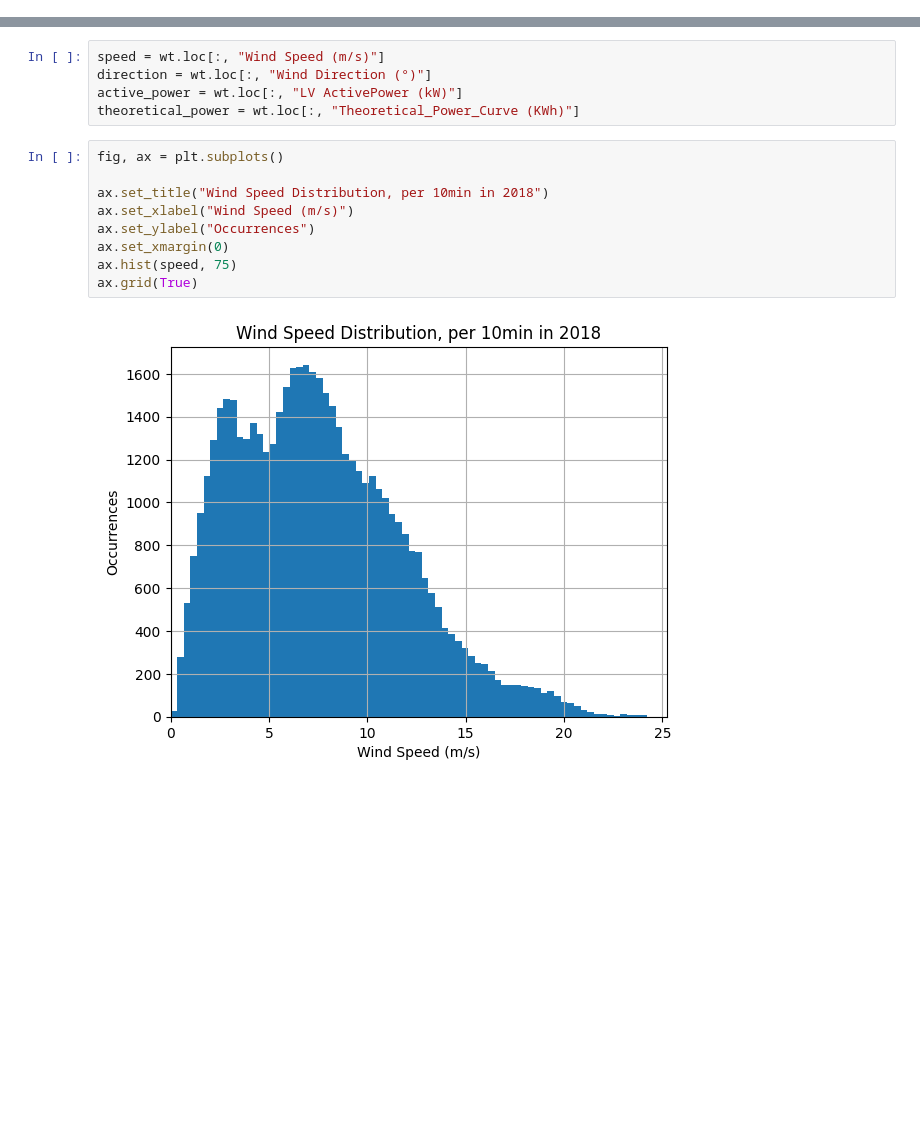
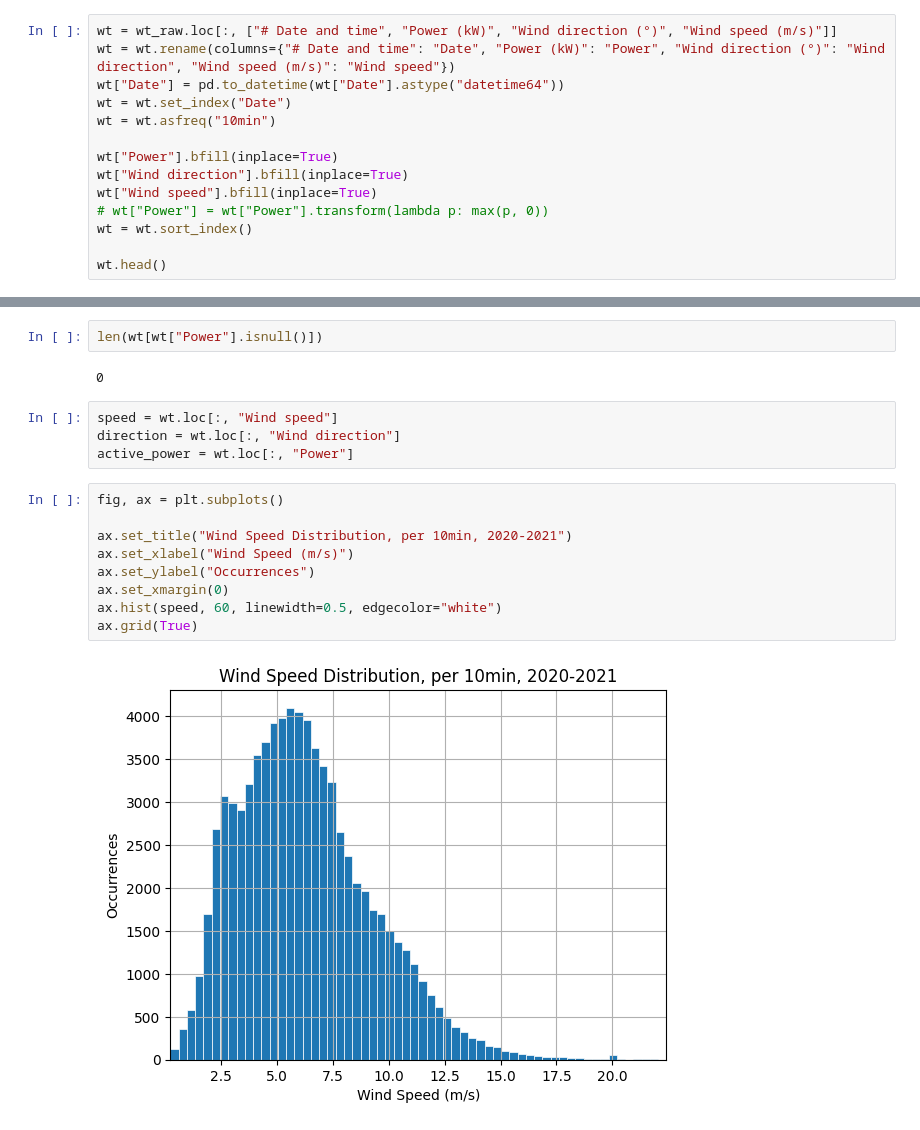
Before and after one commit to camirmas/REStats, a Jupyter notebook: REStats/REStats.ipynb, the cells around one changed output, grey strips where cells are left out. Drawn from its saved outputs; the diff is of its cells as text; blank space fills up the shorter version.

```diff
--- a/REStats/REStats.ipynb
+++ b/REStats/REStats.ipynb
@@ -28,0 +54,14 @@ Index(['Date/Time', 'LV ActivePower (kW)', 'Wind Speed (m/s)',
+# %%
+wt = wt_raw.loc[:, ["# Date and time", "Power (kW)", "Wind direction (°)", "Wind speed (m/s)"]]
+wt = wt.rename(columns={"# Date and time": "Date", "Power (kW)": "Power", "Wind direction (°)": "Wind direction", "Wind speed (m/s)": "Wind speed"})
+wt["Date"] = pd.to_datetime(wt["Date"].astype("datetime64"))
+wt = wt.set_index("Date")
+wt = wt.asfreq("10min")
+
+wt["Power"].bfill(inplace=True)
+wt["Wind direction"].bfill(inplace=True)
+wt["Wind speed"].bfill(inplace=True)
+# wt["Power"] = wt["Power"].transform(lambda p: max(p, 0))
+wt = wt.sort_index()
+
+wt.head()
@@ -29,16 +98,19 @@ Index(['Date/Time', 'LV ActivePower (kW)', 'Wind Speed (m/s)',
+# %%
+len(wt[wt["Power"].isnull()])
+# %% [output]
+0
 # %%
-speed = wt.loc[:, "Wind Speed (m/s)"]
-direction = wt.loc[:, "Wind Direction (°)"]
-active_power = wt.loc[:, "LV ActivePower (kW)"]
-theoretical_power = wt.loc[:, "Theoretical_Power_Curve (KWh)"]
+speed = wt.loc[:, "Wind speed"]
+direction = wt.loc[:, "Wind direction"]
+active_power = wt.loc[:, "Power"]
 # %%
 fig, ax = plt.subplots()
 
-ax.set_title("Wind Speed Distribution, per 10min in 2018")
+ax.set_title("Wind Speed Distribution, per 10min, 2020-2021")
 ax.set_xlabel("Wind Speed (m/s)")
 ax.set_ylabel("Occurrences")
 ax.set_xmargin(0)
-ax.hist(speed, 75)
+ax.hist(speed, 60, linewidth=0.5, edgecolor="white")
 ax.grid(True)
 # %% [output]
-[figure, old version]
+[figure, new version]
```
Also changed, not shown: parts of 27 cells of this notebook, 1 other file.
